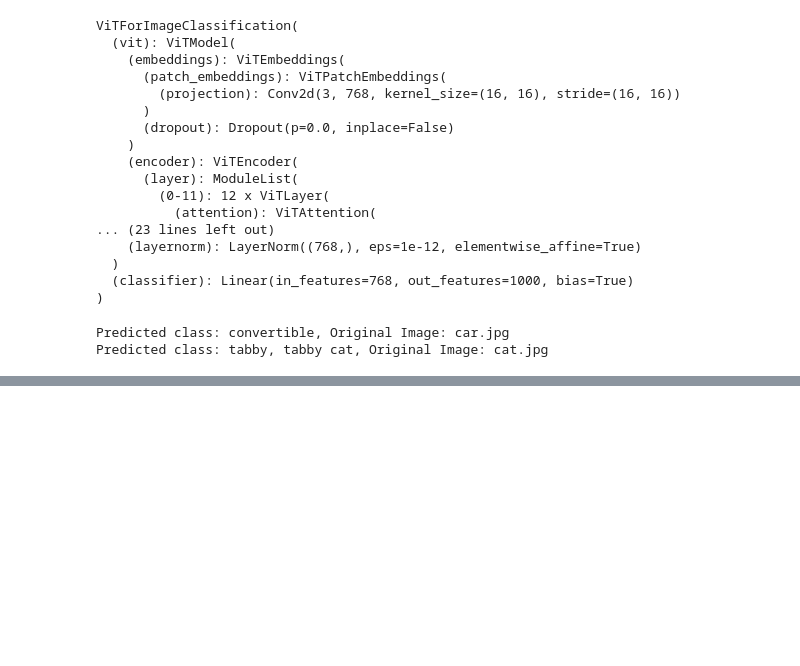
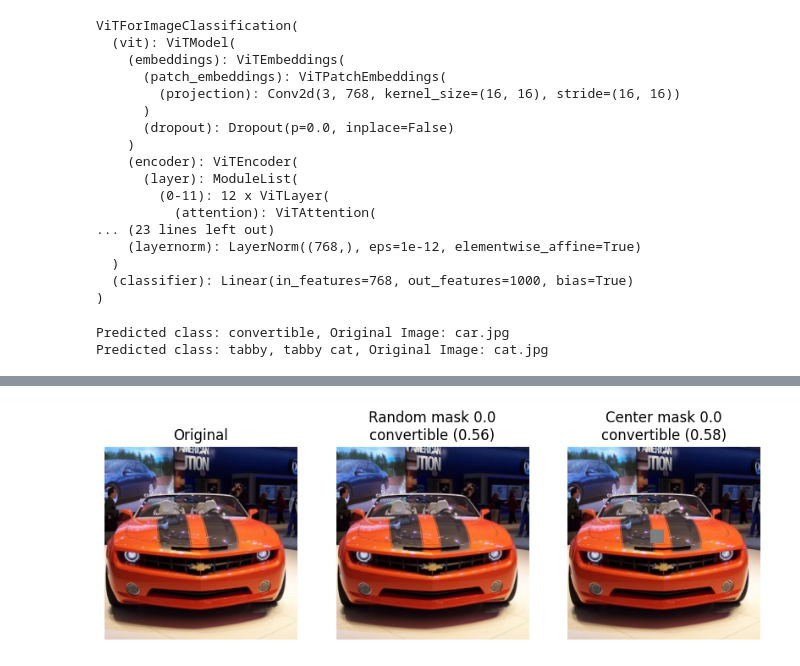
Before and after one commit to nausherwan-malik/Deep-Vision-Language-Models, a Jupyter notebook: Lab 0/Vision-Transformer.ipynb, the cells around one changed output, grey strips where cells are left out. Drawn from its saved outputs; the diff is of its cells as text; code cells hidden in the pictures; blank space fills up the shorter version.

```diff
--- a/Lab 0/Vision-Transformer.ipynb
+++ b/Lab 0/Vision-Transformer.ipynb
@@ -45,0 +141,90 @@ Predicted class: tabby, tabby cat, Original Image: cat.jpg
+# %%
+
+device = torch.device("cuda" if torch.cuda.is_available() else "cpu")
+model.to(device).eval()
+
+images = os.listdir("images")
+image_paths = [os.path.join("images", img) for img in images]
+
+def apply_patch_mask(pixel_values, mask_ratio=0.3, mode="random", patch_size=16):
+    B, C, H, W = pixel_values.shape
+    gh, gw = H // patch_size, W // patch_size
+    num_patches = gh * gw
+
+    mask = torch.zeros((B, gh, gw), device=pixel_values.device)
+
+    if mode == "random":
+        num_mask = int(mask_ratio * num_patches)
+        for b in range(B):
+            idx = torch.randperm(num_patches, device=pixel_values.device)[:num_mask]
+            mask.view(B, -1)[b, idx] = 1.0
+
+    elif mode == "center":
+        block_area = int(mask_ratio * num_patches)
+        block_size = max(1, int(np.sqrt(block_area)))
+        sh = (gh - block_size) // 2
+        sw = (gw - block_size) // 2
+        mask[:, sh:sh+block_size, sw:sw+block_size] = 1.0
+    else:
+        raise ValueError("mode must be 'random' or 'center'")
+
+    # expand to pixel space: [B, C, H, W]
+    mask = mask[:, None, :, :].repeat(1, C, 1, 1)
+    mask = mask.repeat_interleave(patch_size, dim=2).repeat_interleave(patch_size, dim=3)
+
+    masked = pixel_values.clone()
+    masked[mask.bool()] = 0.0
+    return masked
+
+@torch.no_grad()
+def predict(pixel_values):
+    outputs = model(pixel_values=pixel_values)
+    probs = torch.softmax(outputs.logits, dim=-1)
+    conf, idx = probs.max(dim=-1)
+    label = model.config.id2label[idx.item()]
+    return label, conf.item()
+
+def to_img(pv_tensor):
+    # de-normalize using processor stats
+    device = pv_tensor.device
+    mean = torch.tensor(processor.image_mean, device=device).view(1,3,1,1)
+    std  = torch.tensor(processor.image_std,  device=device).view(1,3,1,1)
+    x = pv_tensor * std + mean
+    x = x.clamp(0,1)[0].permute(1,2,0).cpu().numpy()
+    return x
+
+mask_ratios = [0.0, 0.3, 0.6]
+
+for path in image_paths:
+    image = Image.open(path).convert("RGB")
+    inputs = processor(images=image, return_tensors="pt").to(device)
+    pv = inputs["pixel_values"]
+
+    print(f"\nImage: {path}")
+    for r in mask_ratios:
+        # random
+        pv_rand = apply_patch_mask(pv, mask_ratio=r, mode="random", patch_size=model.config.patch_size)
+        label_r, conf_r = predict(pv_rand)
+
+        # center
+        pv_center = apply_patch_mask(pv, mask_ratio=r, mode="center", patch_size=model.config.patch_size)
+        label_c, conf_c = predict(pv_center)
+
+        print(f"mask={r:.1f} | random: {label_r} ({conf_r:.3f}) | center: {label_c} ({conf_c:.3f})")
+
+        # visualize
+        imgs = [np.array(image)/255.0, to_img(pv_rand), to_img(pv_center)]
+        titles = [
+            "Original",
+            f"Random mask {r:.1f}\n{label_r} ({conf_r:.2f})",
+            f"Center mask {r:.1f}\n{label_c} ({conf_c:.2f})"
+        ]
+
+        plt.figure(figsize=(10, 4))
+        for i, (im, t) in enumerate(zip(imgs, titles)):
+            plt.subplot(1, 3, i+1)
+            plt.imshow(im)
+            plt.title(t)
+            plt.axis("off")
+        plt.show()
+# %% [output]
@@ -45,0 +233 @@ Predicted class: tabby, tabby cat, Original Image: cat.jpg
+[figure, added]
```
Also changed, not shown: parts of 5 cells of this notebook, 2 other files.
